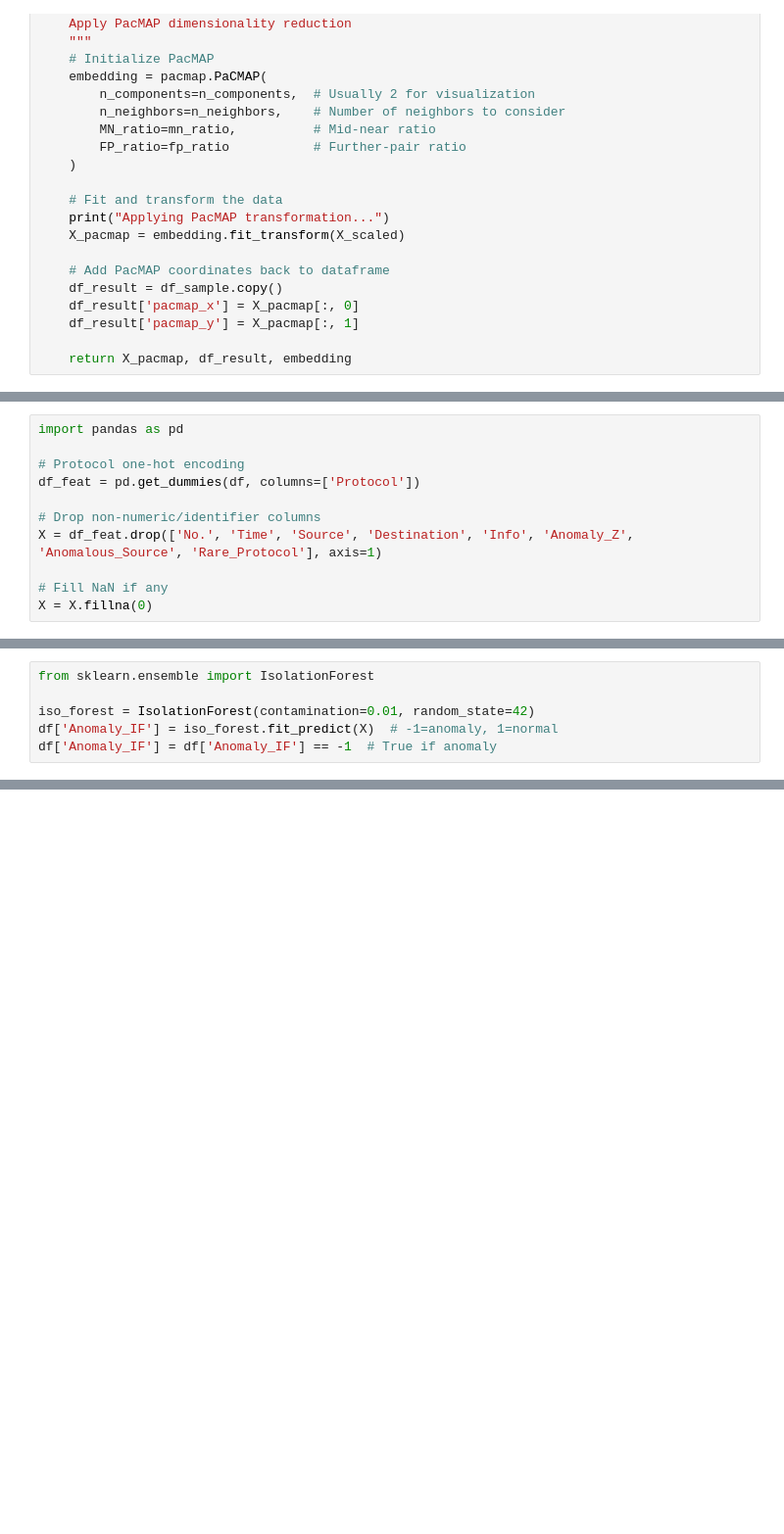
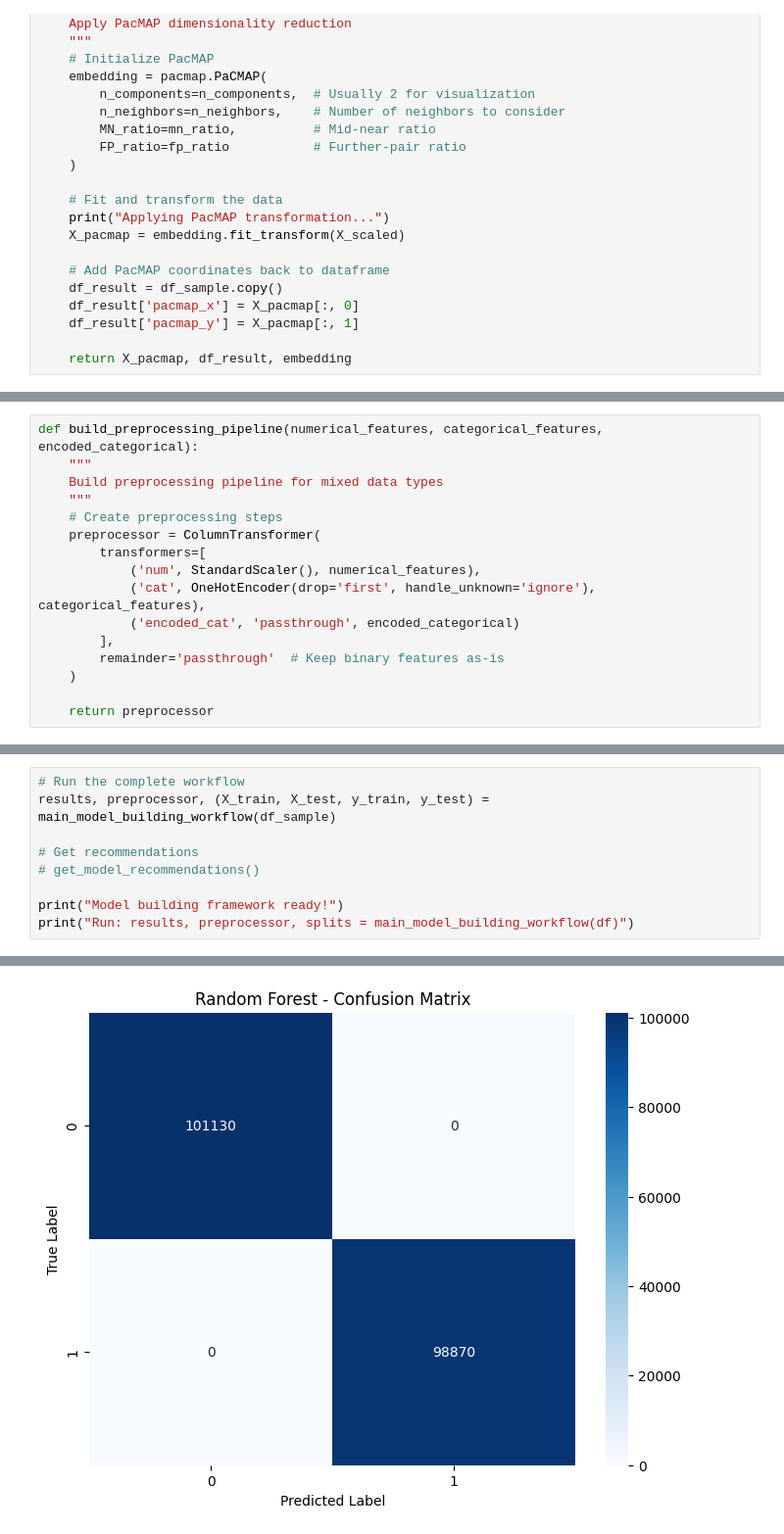
Before and after one commit to DannyAT97/loic-ddos-dataset, a Jupyter notebook: analysis.ipynb, the cells around one changed output, grey strips where cells are left out. Shown at 98% size. Saved outputs shown, nothing was run; the diff lists cells and outputs as text; blank space fills up the shorter version.

```diff
--- a/analysis.ipynb
+++ b/analysis.ipynb
@@ -1362,11 +1026,0 @@ First, check if you have labels for attack/benign
-# %%
-import pandas as pd
-
-# Protocol one-hot encoding
-df_feat = pd.get_dummies(df, columns=['Protocol'])
-
-# Drop non-numeric/identifier columns
-X = df_feat.drop(['No.', 'Time', 'Source', 'Destination', 'Info', 'Anomaly_Z', 'Anomalous_Source', 'Rare_Protocol'], axis=1)
-
-# Fill NaN if any
-X = X.fillna(0)
@@ -1377,6 +1026,0 @@ Error:
-# %%
-from sklearn.ensemble import IsolationForest
-
-iso_forest = IsolationForest(contamination=0.01, random_state=42)
-df['Anomaly_IF'] = iso_forest.fit_predict(X)  # -1=anomaly, 1=normal
-df['Anomaly_IF'] = df['Anomaly_IF'] == -1  # True if anomaly
@@ -1389,0 +1179,16 @@ NameError: name 'df' is not defined
+# %%
+def build_preprocessing_pipeline(numerical_features, categorical_features, encoded_categorical):
+    """
+    Build preprocessing pipeline for mixed data types
+    """
+    # Create preprocessing steps
+    preprocessor = ColumnTransformer(
+        transformers=[
+            ('num', StandardScaler(), numerical_features),
+            ('cat', OneHotEncoder(drop='first', handle_unknown='ignore'), categorical_features),
+            ('encoded_cat', 'passthrough', encoded_categorical)
+        ],
+        remainder='passthrough'  # Keep binary features as-is
+    )
+
+    return preprocessor
@@ -1389,0 +1566,10 @@ NameError: name 'df' is not defined
+# %%
+# Run the complete workflow
+results, preprocessor, (X_train, X_test, y_train, y_test) = main_model_building_workflow(df_sample)
+
+# Get recommendations
+# get_model_recommendations()
+
+print("Model building framework ready!")
+print("Run: results, preprocessor, splits = main_model_building_workflow(df)")
+# %% [output]
@@ -1389,0 +1593 @@ NameError: name 'df' is not defined
+[figure, added]
```
Also changed, not shown: parts of 74 cells of this notebook, 7 other files.
